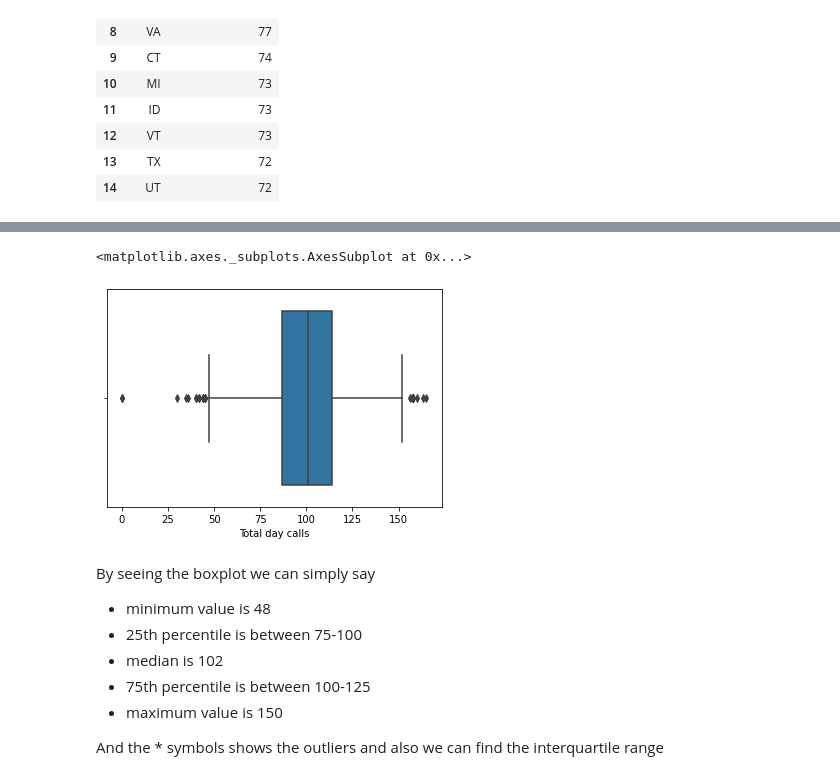
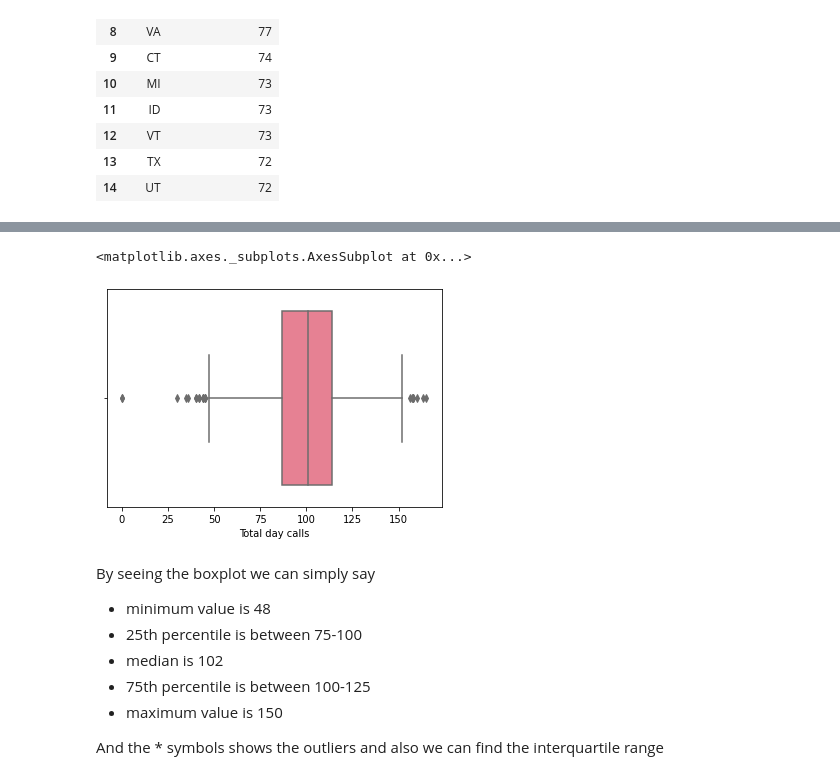
Before and after one commit to gayamsunil/Churn-data-analysis, a Jupyter notebook: Copy_of_Telecom_Churn_Analysis_Capstone_Project.ipynb, the cells around one changed output, grey strips where cells are left out. Drawn from its saved outputs; the diff is of its cells as text; code cells hidden in the pictures.

```diff
--- a/Copy_of_Telecom_Churn_Analysis_Capstone_Project.ipynb
+++ b/Copy_of_Telecom_Churn_Analysis_Capstone_Project.ipynb
@@ -287,9 +299,9 @@ Text(0.5, 0, 'State')
 # %%
 #plotting the boxplot using Total day calls column
-sns.boxplot('Total day calls',data=Churn)
+sns.boxplot('Total day calls',data=Churn,palette='husl')
 # %% [output]
 <matplotlib.axes._subplots.AxesSubplot at 0x...>
-[figure, old version]
+[figure, new version]
 # %% [markdown]
 By seeing the boxplot we can simply say
 * minimum value is 48
```
Also changed, not shown: parts of 4 cells of this notebook.
